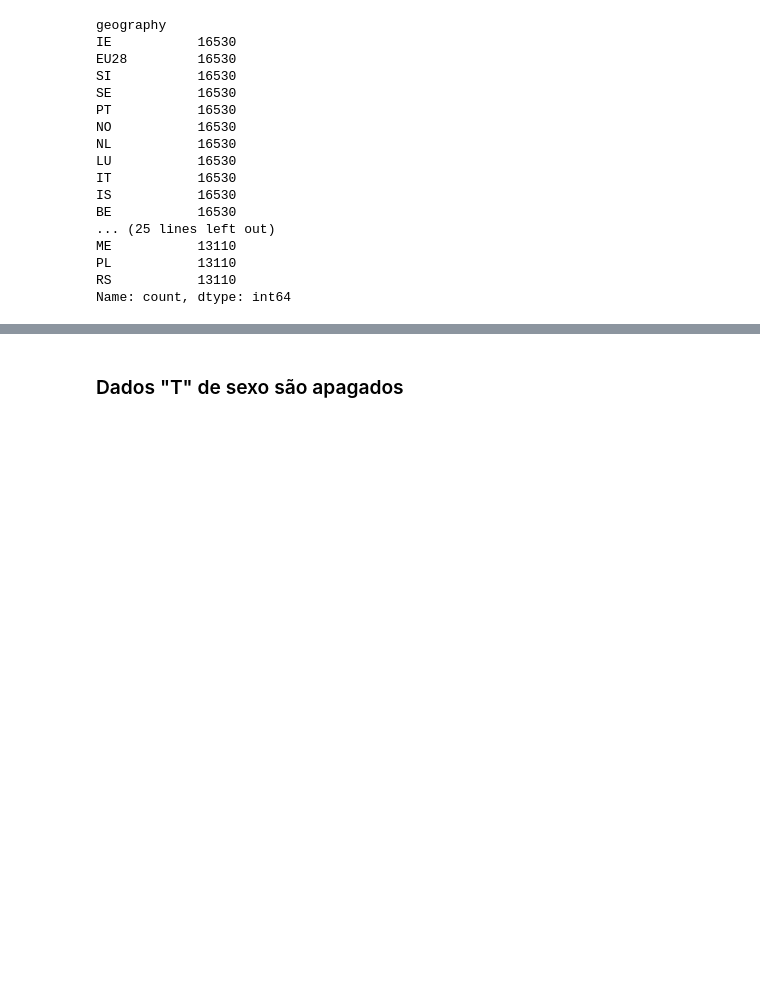
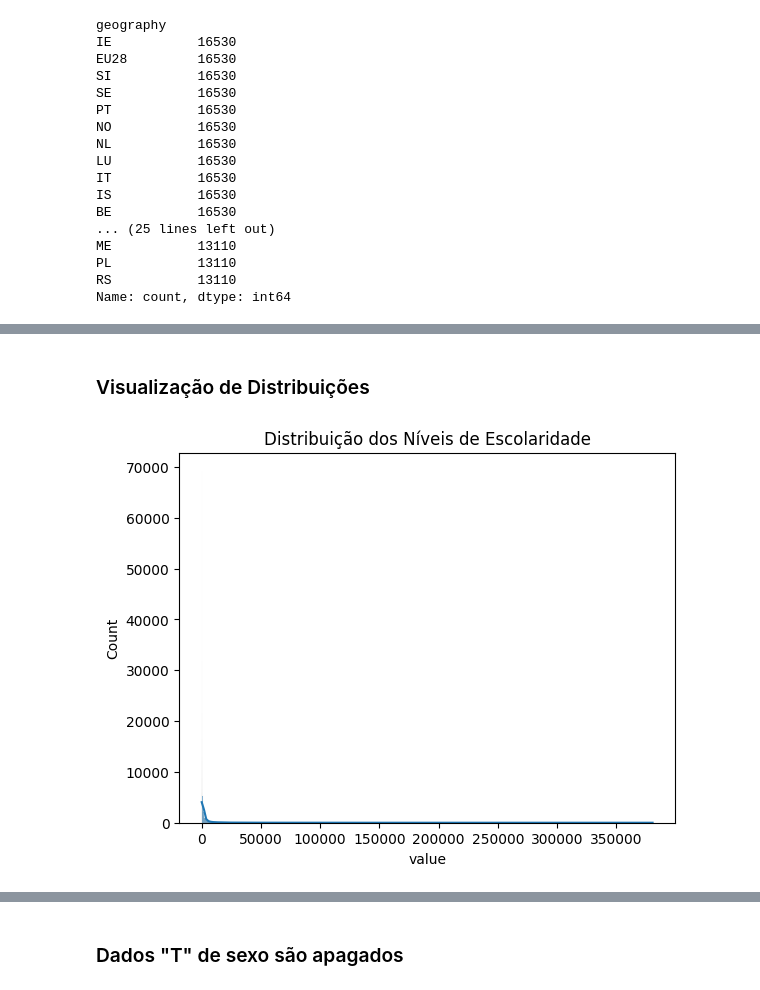
Before and after one commit to FelipeSteudel/Felipe_Steudel-CA1-ML_for_Business, a Jupyter notebook: Felipe Steudel - CA1 - Machine Learning for Business.ipynb, the cells around one changed output, grey strips where cells are left out. Cells and saved outputs as stored; diff of their text form; code cells hidden in the pictures; blank space fills up the shorter version.

```diff
--- a/Felipe Steudel - CA1 - Machine Learning for Business.ipynb
+++ b/Felipe Steudel - CA1 - Machine Learning for Business.ipynb
@@ -151,0 +183,9 @@ Name: count, dtype: int64
+# %% [markdown]
+### Visualização de Distribuições
+# %%
+# Histograma do nível educacional (se for numérico ou percentual)
+sns.histplot(df['value'], kde=True)
+plt.title('Distribuição dos Níveis de Escolaridade')
+plt.show()
+# %% [output]
+[figure, added]
```
Also changed, not shown: parts of 20 cells of this notebook.
